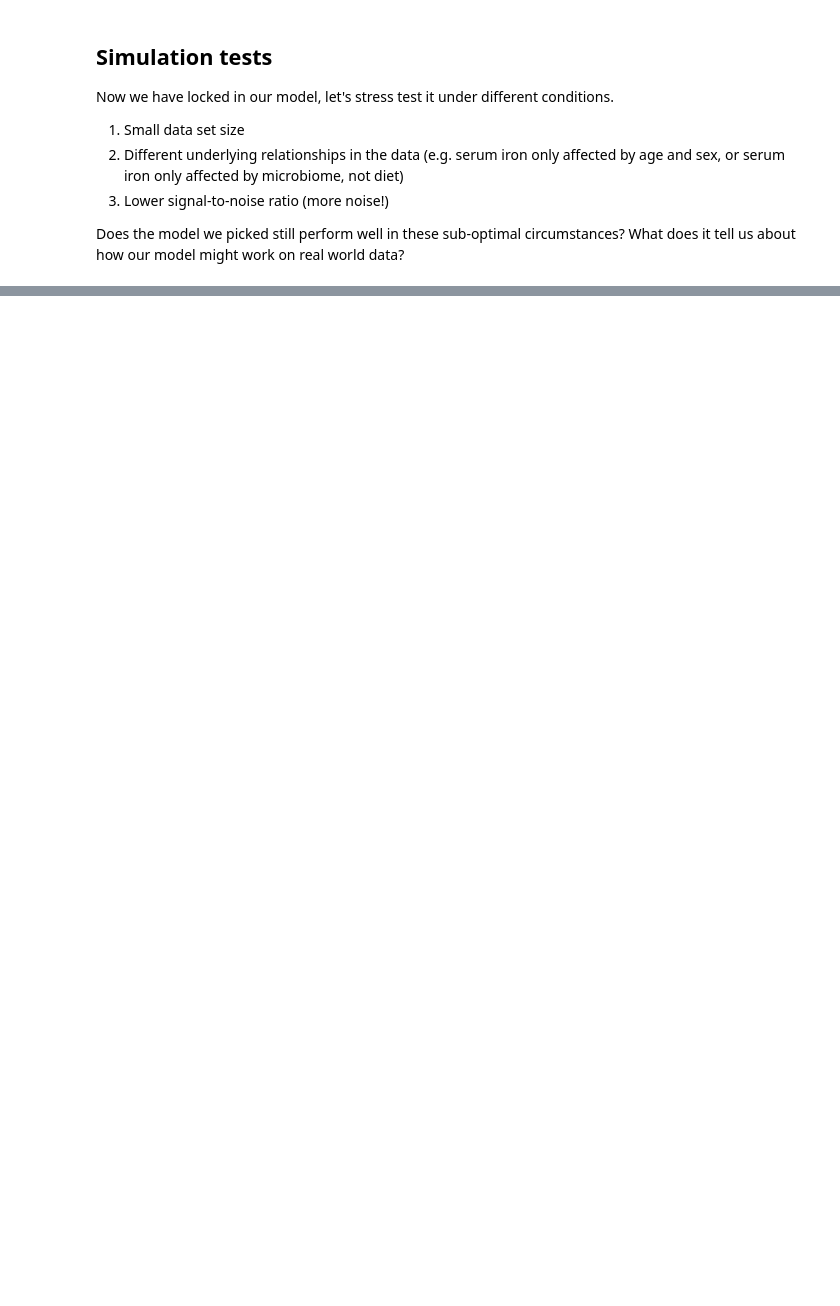
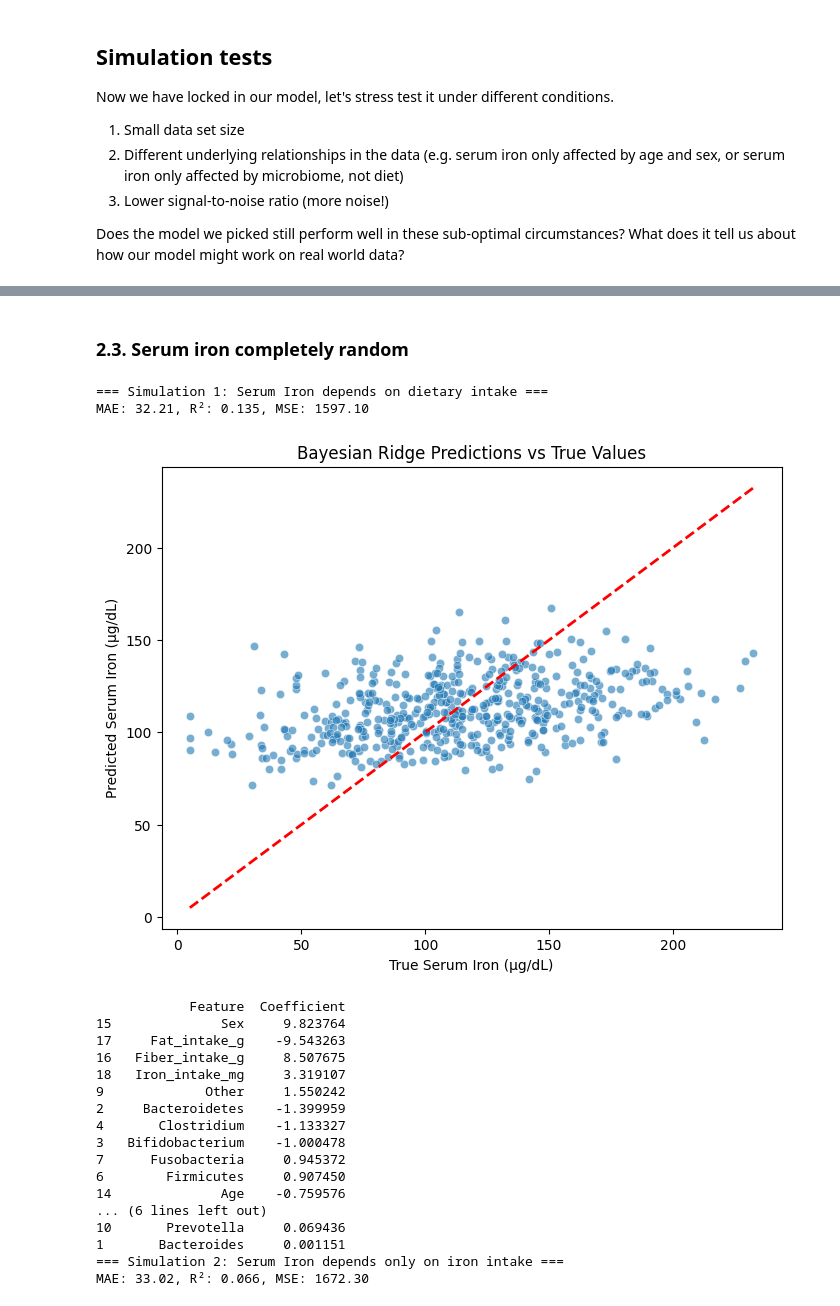
Before and after one commit to mariaponomarova/ML_project, a Jupyter notebook: experiments.ipynb, the cells around one changed output, grey strips where cells are left out. Drawn from its saved outputs; the diff is of its cells as text; code cells hidden in the pictures; blank space fills up the shorter version.

```diff
--- a/experiments.ipynb
+++ b/experiments.ipynb
@@ -119,0 +316,5 @@ Does the model we picked still perform well in these sub-optimal circumstances?
+# %% [markdown]
+### 2.3. Serum iron completely random
+# %%
+df_sim3 = cleaned_ag_dataset.copy()
+df_sim3["Serum_iron_ug"] = np.random.uniform(5, 550, len(df_sim3))
@@ -119,0 +330,61 @@ Does the model we picked still perform well in these sub-optimal circumstances?
+# %%
+def evaluate_bayesian_ridge(X_train, X_holdout, y_train, y_holdout):
+    pipeline = make_pipeline(StandardScaler(), BayesianRidge())
+    pipeline.fit(X_train, y_train)
+    y_pred = pipeline.predict(X_holdout)
+
+    mae = mean_absolute_error(y_holdout, y_pred)
+    r2 = r2_score(y_holdout, y_pred)
+    mse = mean_squared_error(y_holdout, y_pred)
+
+    print(f"MAE: {mae:.2f}, R²: {r2:.3f}, MSE: {mse:.2f}")
+
+    # Plot
+    plt.figure(figsize=(8,6))
+    sns.scatterplot(x=y_holdout, y=y_pred, alpha=0.6)
+    plt.plot([y_holdout.min(), y_holdout.max()], [y_holdout.min(), y_holdout.max()], 'r--', lw=2)
+    plt.xlabel("True Serum Iron (µg/dL)")
+    plt.ylabel("Predicted Serum Iron (µg/dL)")
+    plt.title("Bayesian Ridge Predictions vs True Values")
+    plt.show()
+
+    # Coefficients
+    model_coef = pipeline.named_steps["bayesianridge"]
+    coef_df = pd.DataFrame({
+        "Feature": X_train.columns,
+        "Coefficient": model_coef.coef_
+    }).sort_values(by="Coefficient", key=abs, ascending=False)
+
+    print(coef_df)
+
+    return pipeline
+# %%
+print("=== Simulation 1: Serum Iron depends on dietary intake ===")
+model1 = evaluate_bayesian_ridge(X_train1, X_holdout1, y_train1, y_holdout1)
+
+print("=== Simulation 2: Serum Iron depends only on iron intake ===")
+model2 = evaluate_bayesian_ridge(X_train2, X_holdout2, y_train2, y_holdout2)
+
+print("=== Simulation 3: Random Serum Iron ===")
+model3 = evaluate_bayesian_ridge(X_train3, X_holdout3, y_train3, y_holdout3)
+# %% [output]
+=== Simulation 1: Serum Iron depends on dietary intake ===
+MAE: 32.21, R²: 0.135, MSE: 1597.10
+[figure, added]
+            Feature  Coefficient
+15              Sex     9.823764
+17     Fat_intake_g    -9.543263
+16   Fiber_intake_g     8.507675
+18   Iron_intake_mg     3.319107
+9             Other     1.550242
+2     Bacteroidetes    -1.399959
+4       Clostridium    -1.133327
+3   Bifidobacterium    -1.000478
+7      Fusobacteria     0.945372
+6        Firmicutes     0.907450
+14              Age    -0.759576
+... (6 lines left out)
+10       Prevotella     0.069436
+1       Bacteroides     0.001151
+=== Simulation 2: Serum Iron depends only on iron intake ===
+MAE: 33.02, R²: 0.066, MSE: 1672.30
```
Also changed, not shown: parts of 20 cells of this notebook.
